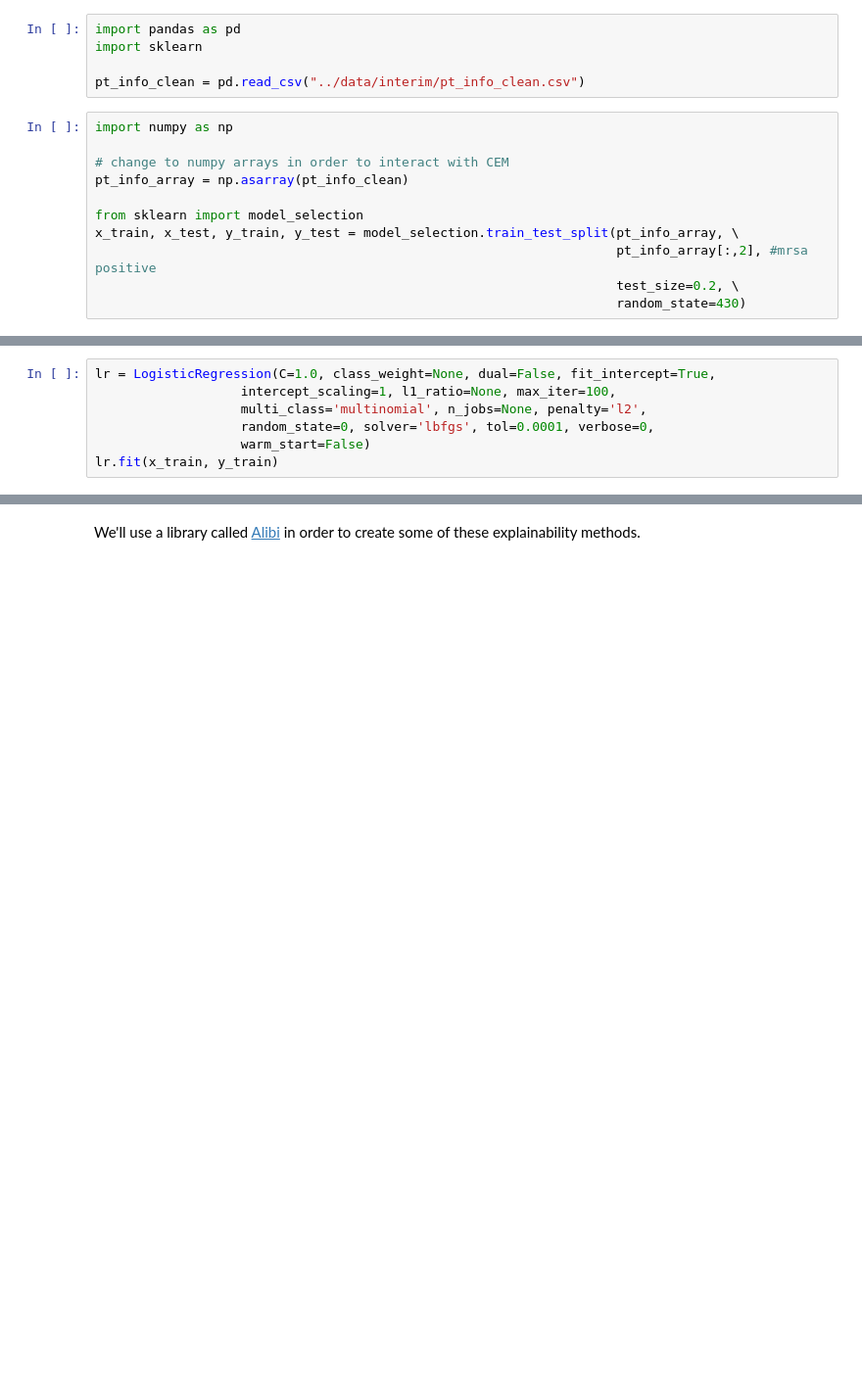
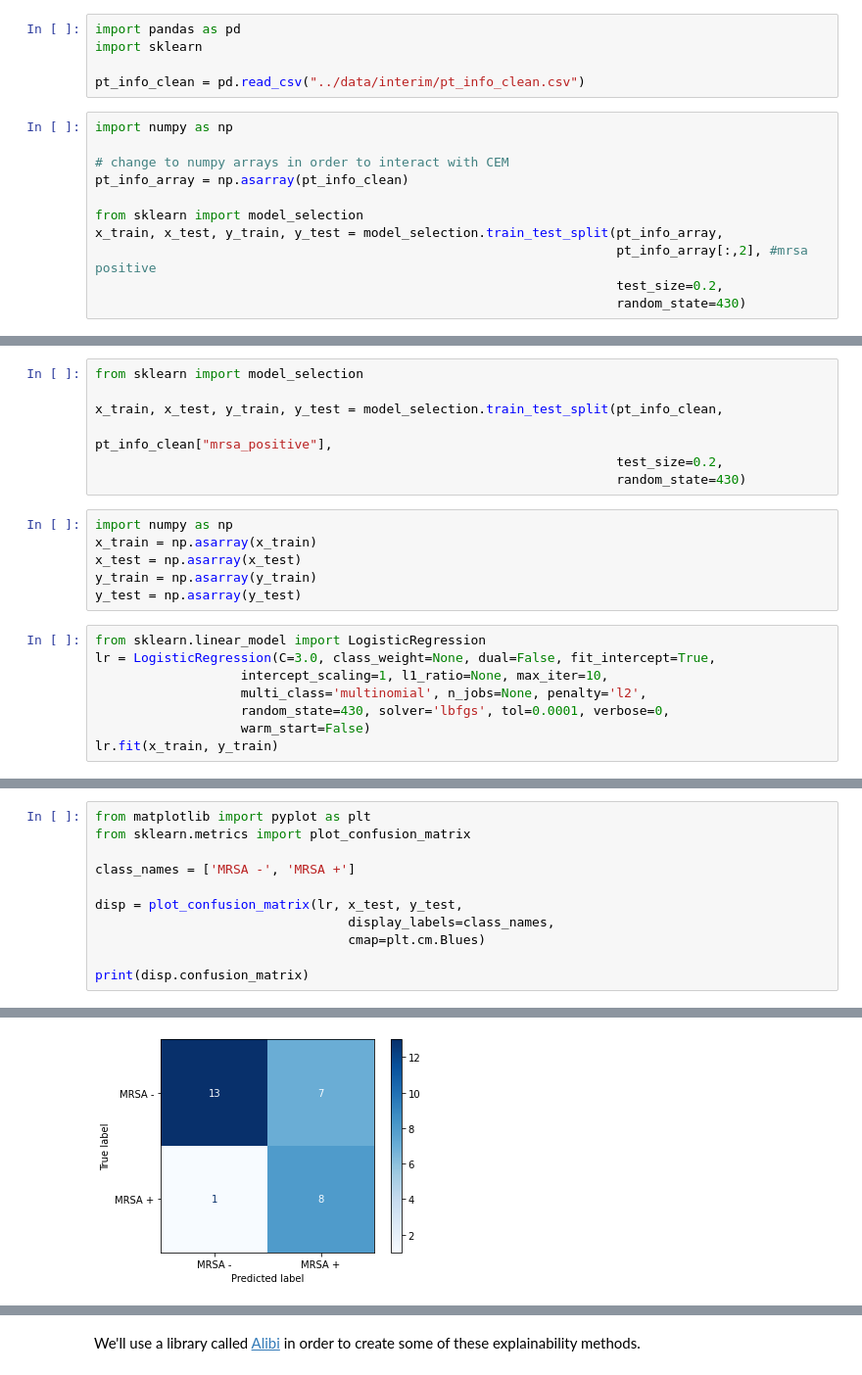
Before and after one commit to isabelizimm/hai-project, a Jupyter notebook: notebooks/04-model-explainability.ipynb, the cells around one changed output, grey strips where cells are left out. Shown at 98% size. Saved outputs shown, nothing was run; the diff lists cells and outputs as text; blank space fills up the shorter version.

```diff
--- a/notebooks/04-model-explainability.ipynb
+++ b/notebooks/04-model-explainability.ipynb
@@ -15,7 +15,7 @@ import numpy as np
 pt_info_array = np.asarray(pt_info_clean)
 
 from sklearn import model_selection
-x_train, x_test, y_train, y_test = model_selection.train_test_split(pt_info_array, \
+x_train, x_test, y_train, y_test = model_selection.train_test_split(pt_info_array,
                                                                     pt_info_array[:,2], #mrsa positive
-                                                                    test_size=0.2, \
+                                                                    test_size=0.2,
                                                                     random_state=430)
@@ -24,8 +22,22 @@ from sklearn.linear_model import LogisticRegression
+# %%
+from sklearn import model_selection
+
+x_train, x_test, y_train, y_test = model_selection.train_test_split(pt_info_clean,
+                                                                    pt_info_clean["mrsa_positive"],
+                                                                    test_size=0.2,
+                                                                    random_state=430)
+# %%
+import numpy as np
+x_train = np.asarray(x_train)
+x_test = np.asarray(x_test)
+y_train = np.asarray(y_train)
+y_test = np.asarray(y_test)
 # %%
-lr = LogisticRegression(C=1.0, class_weight=None, dual=False, fit_intercept=True,
-                   intercept_scaling=1, l1_ratio=None, max_iter=100,
+from sklearn.linear_model import LogisticRegression
+lr = LogisticRegression(C=3.0, class_weight=None, dual=False, fit_intercept=True,
+                   intercept_scaling=1, l1_ratio=None, max_iter=10,
                    multi_class='multinomial', n_jobs=None, penalty='l2',
-                   random_state=0, solver='lbfgs', tol=0.0001, verbose=0,
+                   random_state=430, solver='lbfgs', tol=0.0001, verbose=0,
                    warm_start=False)
 lr.fit(x_train, y_train)
 # %% [output]
@@ -32,0 +53,12 @@ LogisticRegression(multi_class='multinomial', random_state=0)
+# %%
+from matplotlib import pyplot as plt
+from sklearn.metrics import plot_confusion_matrix
+
+class_names = ['MRSA -', 'MRSA +']
+
+disp = plot_confusion_matrix(lr, x_test, y_test,
+                                 display_labels=class_names,
+                                 cmap=plt.cm.Blues)
+
+print(disp.confusion_matrix)
+# %% [output]
@@ -32,0 +67 @@ LogisticRegression(multi_class='multinomial', random_state=0)
+[figure, added]
```
Also changed, not shown: parts of 17 cells of this notebook, 1 other file.
